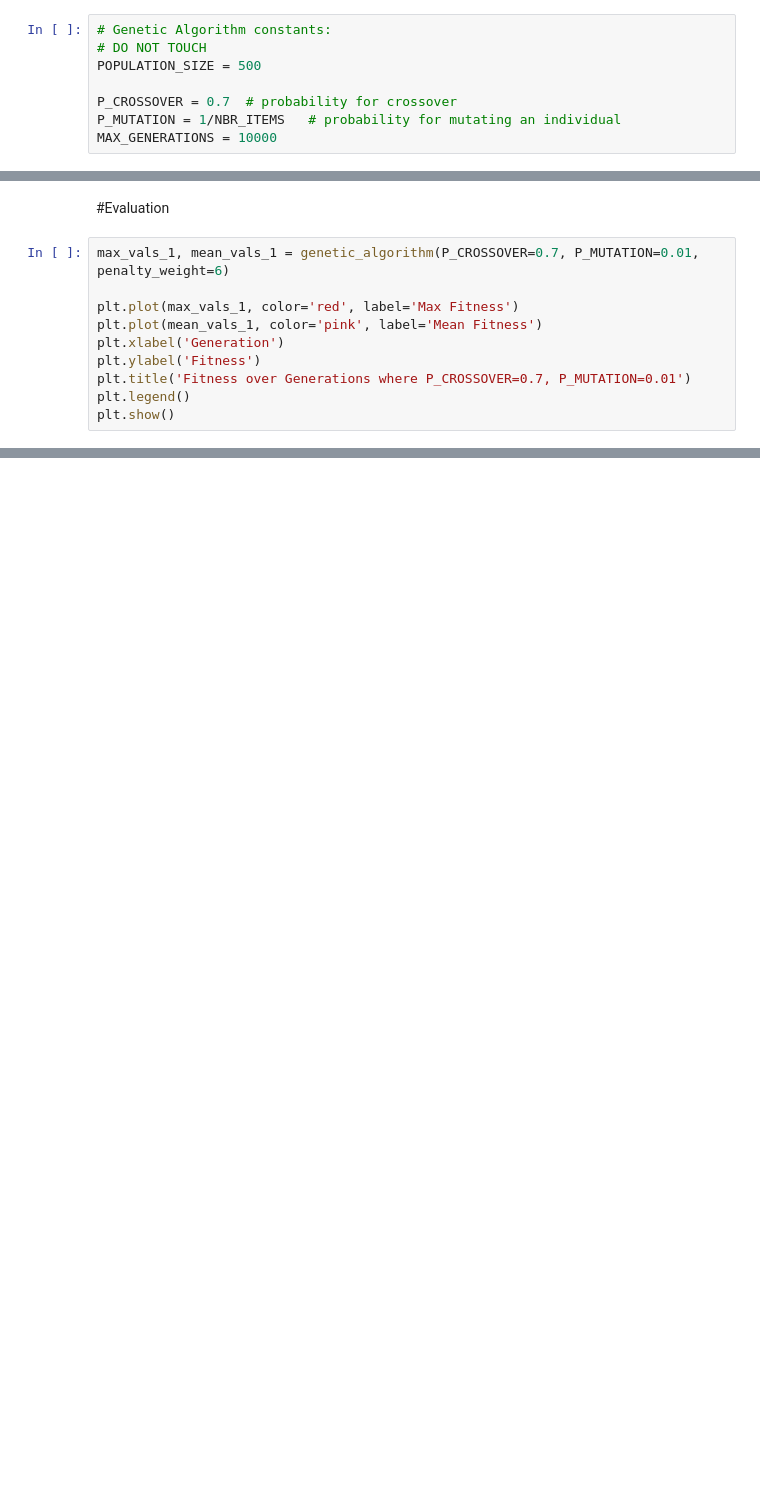
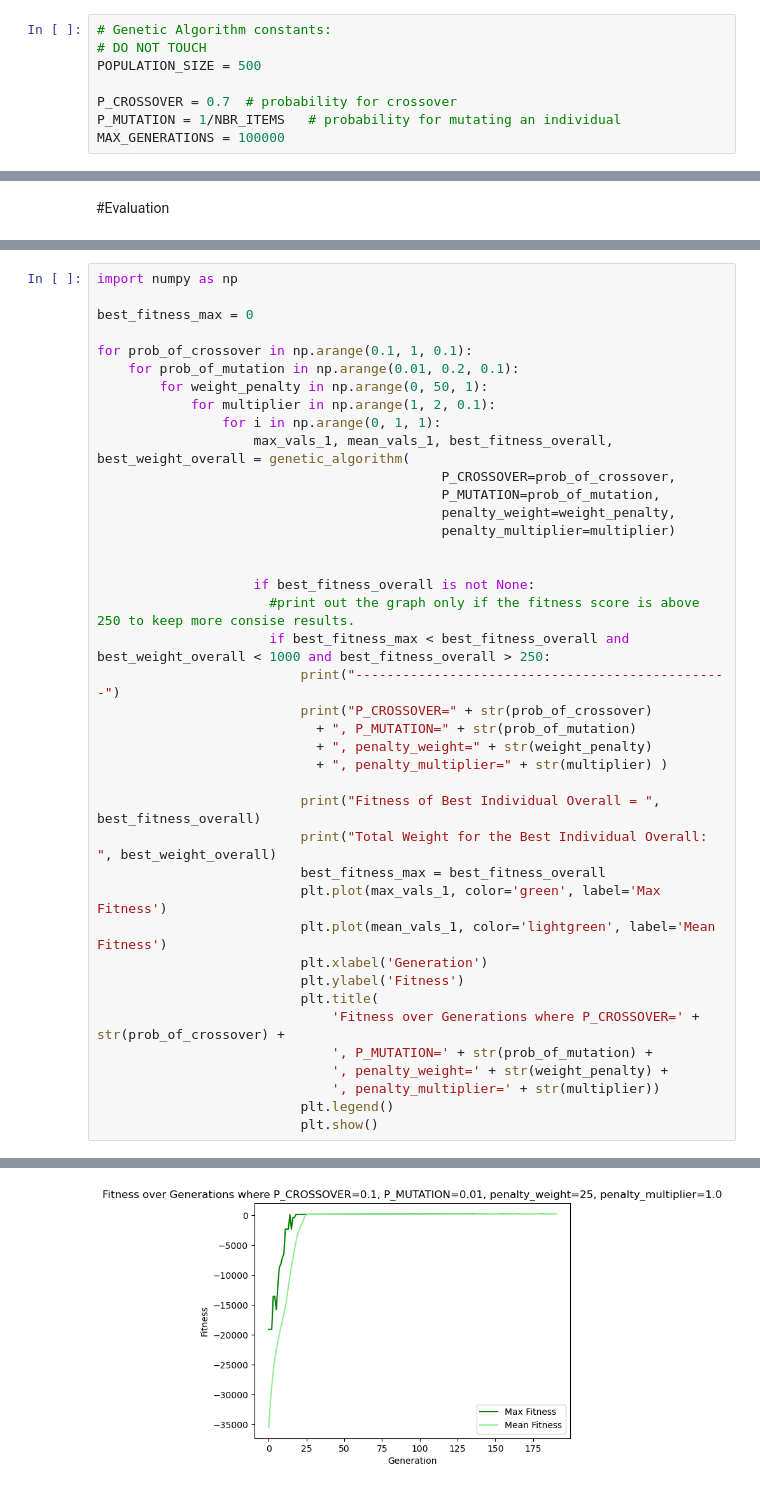
Before and after one commit to maguid28/CS6271-EvolutionaryComputation, a Jupyter notebook: Week04Lab.ipynb, the cells around one changed output, grey strips where cells are left out. Drawn from its saved outputs; the diff is of its cells as text; blank space fills up the shorter version.

```diff
--- a/Week04Lab.ipynb
+++ b/Week04Lab.ipynb
@@ -57,5 +53,5 @@ POPULATION_SIZE = 500
 
 P_CROSSOVER = 0.7  # probability for crossover
 P_MUTATION = 1/NBR_ITEMS   # probability for mutating an individual
-MAX_GENERATIONS = 10000
+MAX_GENERATIONS = 100000
 # %%
@@ -213,12 +213,2 @@ def genetic_algorithm(P_CROSSOVER=0.7, P_MUTATION=0.1,penalty_weight=1):
 # %% [markdown]
 #Evaluation
-# %%
-max_vals_1, mean_vals_1 = genetic_algorithm(P_CROSSOVER=0.7, P_MUTATION=0.01, penalty_weight=6)
-
-plt.plot(max_vals_1, color='red', label='Max Fitness')
-plt.plot(mean_vals_1, color='pink', label='Mean Fitness')
-plt.xlabel('Generation')
-plt.ylabel('Fitness')
-plt.title('Fitness over Generations where P_CROSSOVER=0.7, P_MUTATION=0.01')
-plt.legend()
-plt.show()
@@ -259,0 +222,41 @@ Total Weight for the Best Individual Overall:  993
+# %%
+import numpy as np
+
+best_fitness_max = 0
+
+for prob_of_crossover in np.arange(0.1, 1, 0.1):
+    for prob_of_mutation in np.arange(0.01, 0.2, 0.1):
+        for weight_penalty in np.arange(0, 50, 1):
+            for multiplier in np.arange(1, 2, 0.1):
+                for i in np.arange(0, 1, 1):
+                    max_vals_1, mean_vals_1, best_fitness_overall, best_weight_overall = genetic_algorithm(
+                                            P_CROSSOVER=prob_of_crossover,
+                                            P_MUTATION=prob_of_mutation,
+                                            penalty_weight=weight_penalty,
+                                            penalty_multiplier=multiplier)
+
+
+                    if best_fitness_overall is not None:
+                      #print out the graph only if the fitness score is above 250 to keep more consise results.
+                      if best_fitness_max < best_fitness_overall and best_weight_overall < 1000 and best_fitness_overall > 250:
+                          print("------------------------------------------------")
+                          print("P_CROSSOVER=" + str(prob_of_crossover)
+                            + ", P_MUTATION=" + str(prob_of_mutation)
+                            + ", penalty_weight=" + str(weight_penalty)
+                            + ", penalty_multiplier=" + str(multiplier) )
+
+                          print("Fitness of Best Individual Overall = ", best_fitness_overall)
+                          print("Total Weight for the Best Individual Overall: ", best_weight_overall)
+                          best_fitness_max = best_fitness_overall
+                          plt.plot(max_vals_1, color='green', label='Max Fitness')
+                          plt.plot(mean_vals_1, color='lightgreen', label='Mean Fitness')
+                          plt.xlabel('Generation')
+                          plt.ylabel('Fitness')
+                          plt.title(
+                              'Fitness over Generations where P_CROSSOVER=' + str(prob_of_crossover) +
+                              ', P_MUTATION=' + str(prob_of_mutation) +
+                              ', penalty_weight=' + str(weight_penalty) +
+                              ', penalty_multiplier=' + str(multiplier))
+                          plt.legend()
+                          plt.show()
+# %% [output]
@@ -259,0 +267 @@ Total Weight for the Best Individual Overall:  993
+[figure, added]
```
Also changed, not shown: parts of 10 cells of this notebook.
